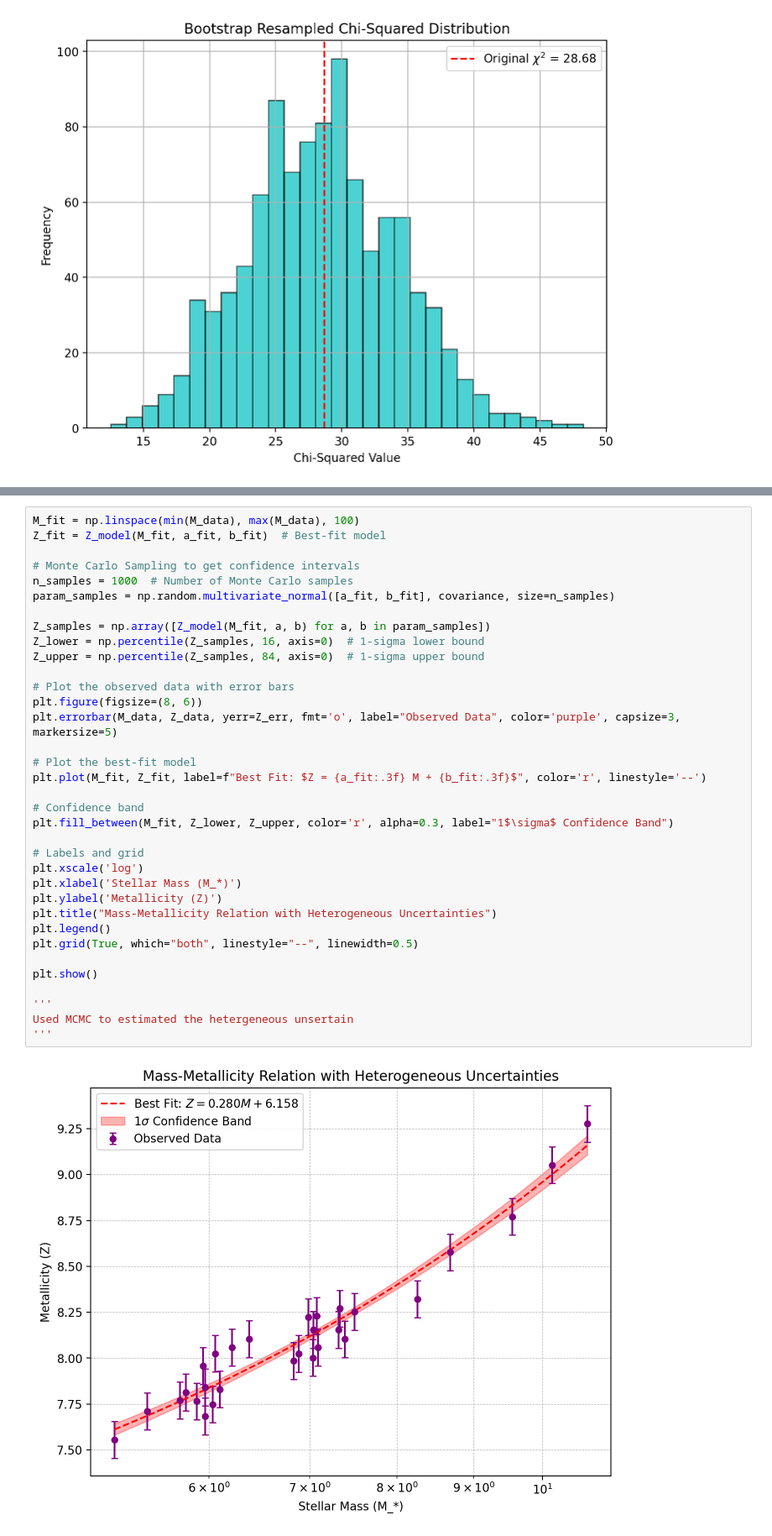
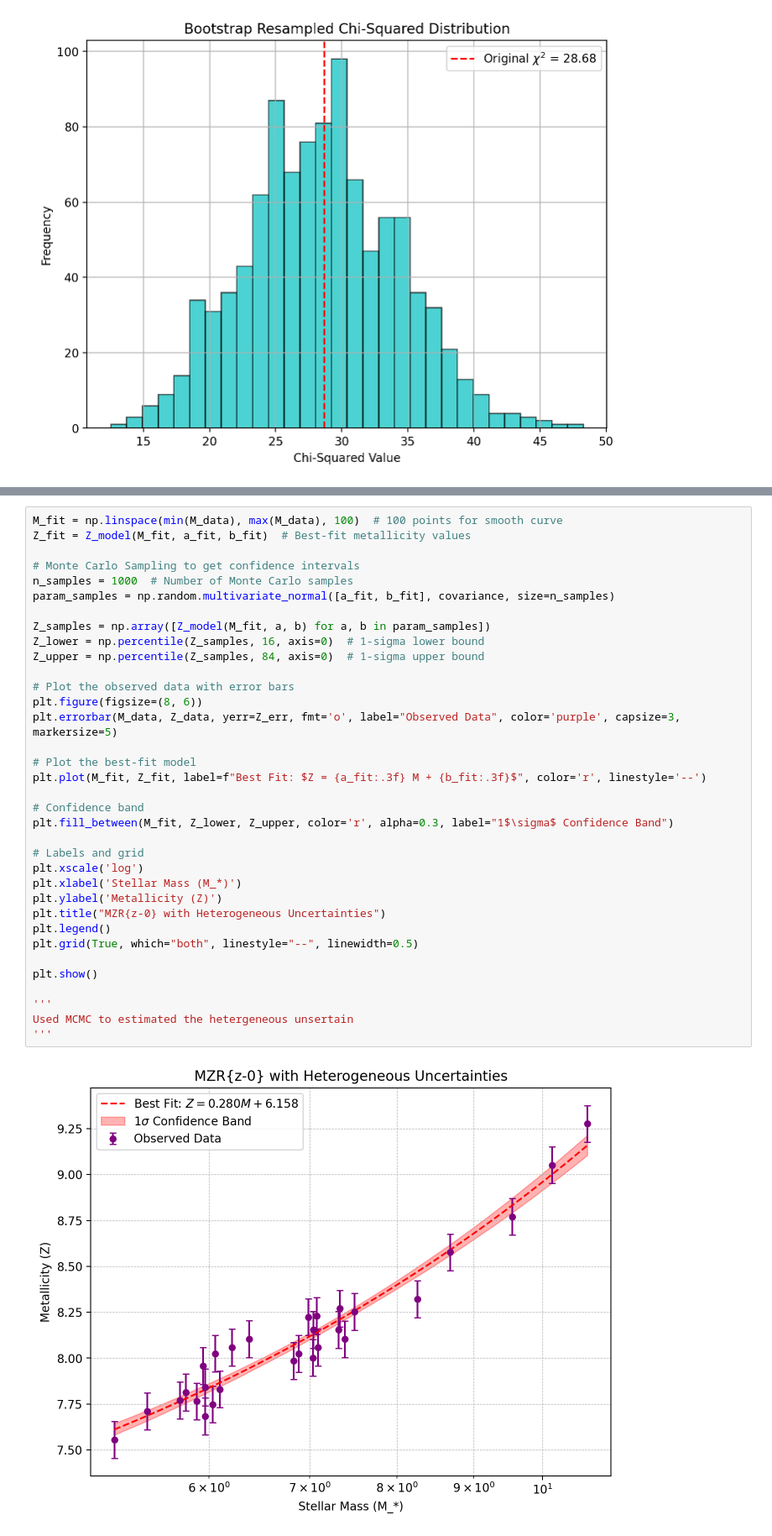
Before and after one commit to VanderbiltAstronomy/astr_8070_s25, a Jupyter notebook: coursework/student_folders/ayanah_cason/lectures/finalProject.ipynb, the cells around one changed output, grey strips where cells are left out. Shown at 84% size. Cells and saved outputs as stored; diff of their text form.

```diff
--- a/coursework/student_folders/ayanah_cason/lectures/finalProject.ipynb
+++ b/coursework/student_folders/ayanah_cason/lectures/finalProject.ipynb
@@ -149,39 +106,39 @@ plt.show()
 # %%
-M_fit = np.linspace(min(M_data), max(M_data), 100)
-Z_fit = Z_model(M_fit, a_fit, b_fit)  # Best-fit model
+M_fit = np.linspace(min(M_data), max(M_data), 100)  # 100 points for smooth curve
+Z_fit = Z_model(M_fit, a_fit, b_fit)  # Best-fit metallicity values
 
 # Monte Carlo Sampling to get confidence intervals
 n_samples = 1000  # Number of Monte Carlo samples
 param_samples = np.random.multivariate_normal([a_fit, b_fit], covariance, size=n_samples)
 
 Z_samples = np.array([Z_model(M_fit, a, b) for a, b in param_samples])
 Z_lower = np.percentile(Z_samples, 16, axis=0)  # 1-sigma lower bound
 Z_upper = np.percentile(Z_samples, 84, axis=0)  # 1-sigma upper bound
 
 # Plot the observed data with error bars
 plt.figure(figsize=(8, 6))
 plt.errorbar(M_data, Z_data, yerr=Z_err, fmt='o', label="Observed Data", color='purple', capsize=3, markersize=5)
 
 # Plot the best-fit model
 plt.plot(M_fit, Z_fit, label=f"Best Fit: $Z = {a_fit:.3f} M + {b_fit:.3f}$", color='r', linestyle='--')
 
 # Confidence band
 plt.fill_between(M_fit, Z_lower, Z_upper, color='r', alpha=0.3, label="1$\sigma$ Confidence Band")
 
 # Labels and grid
 plt.xscale('log')
 plt.xlabel('Stellar Mass (M_*)')
 plt.ylabel('Metallicity (Z)')
-plt.title("Mass-Metallicity Relation with Heterogeneous Uncertainties")
+plt.title("MZR{z-0} with Heterogeneous Uncertainties")
 plt.legend()
 plt.grid(True, which="both", linestyle="--", linewidth=0.5)
 
 plt.show()
 
 '''
 Used MCMC to estimated the hetergeneous unsertain
 '''
 # %% [output]
-[figure, old version]
+[figure, new version]
 '\nUsed MCMC to estimated the hetergeneous unsertain\n'
 # %%
```
Also changed, not shown: parts of 10 cells of this notebook, 20 other files.
